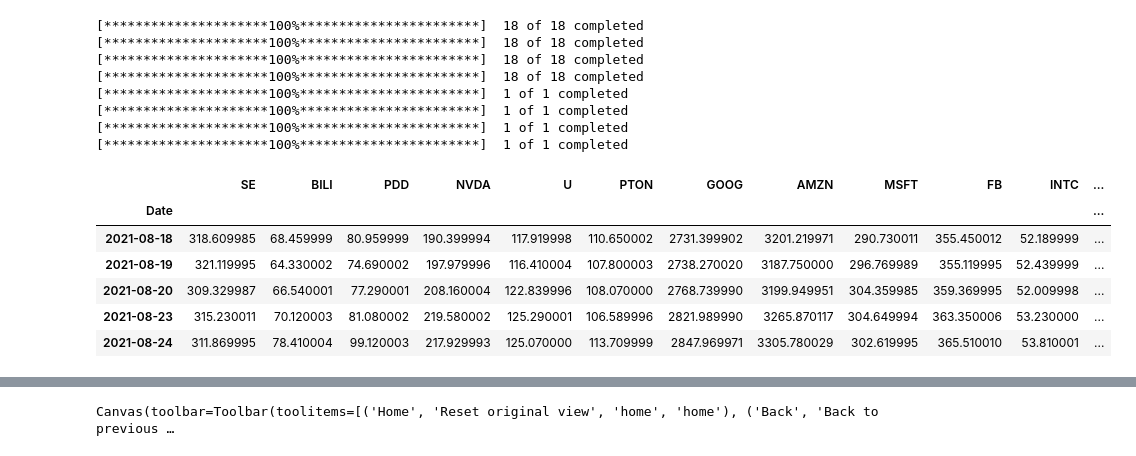
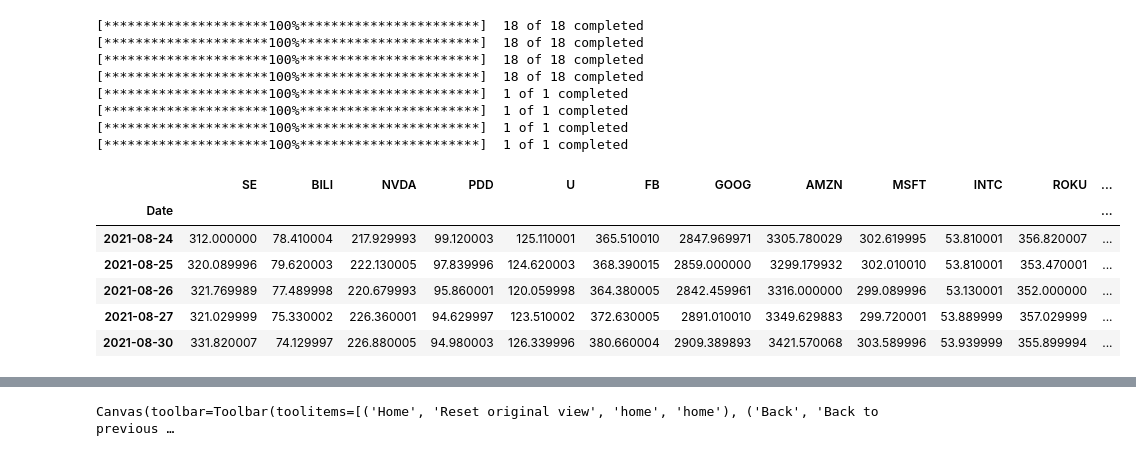
Before and after one commit to charlesyew/portfolio-analysis, a Jupyter notebook: mpt.ipynb, the cells around one changed output, grey strips where cells are left out. Drawn from its saved outputs; the diff is of its cells as text; code cells hidden in the pictures.

```diff
--- a/mpt.ipynb
+++ b/mpt.ipynb
@@ -85,38 +84,38 @@ bench_close_3y = pd.DataFrame(data = bench_3y['Adj Close'], columns = ['Adj Clos
 bench_close_5y = pd.DataFrame(data = bench_5y['Adj Close'], columns = ['Adj Close'])
 bench_close_10y = pd.DataFrame(data = bench_10y['Adj Close'], columns = ['Adj Close'])
 
 # adding column name to benchmark table
 bench_close_1y = bench_close_1y.rename(columns = {'Adj Close':'S&P500'})
 bench_close_3y = bench_close_3y.rename(columns = {'Adj Close':'S&P500'})
 bench_close_5y = bench_close_5y.rename(columns = {'Adj Close':'S&P500'})
 bench_close_10y = bench_close_10y.rename(columns = {'Adj Close':'S&P500'})
 
 # reordering column names in portfolio
-s_order = ['SE', 'BILI', 'PDD', 'NVDA', 'U', 'PTON', 'GOOG', 'AMZN', 'MSFT', 'FB', 'INTC', 'ROKU', 'RBLX',  'BLK', 'BRK-B', 'ADSK', 'DKNG', 'CLPT']
+s_order = ['SE', 'BILI', 'NVDA', 'PDD', 'U', 'FB', 'GOOG', 'AMZN', 'MSFT', 'INTC', 'ROKU', 'PTON', 'RBLX',  'BLK', 'BRK-B', 'ADSK', 'DKNG', 'CLPT']
 df_close_1y = df_close_1y[s_order]
 df_close_3y = df_close_3y[s_order]
 df_close_5y = df_close_5y[s_order]
 df_close_10y = df_close_10y[s_order]
 
 # appending benchmark prices to portfolio dataframe
 df_close_1y = pd.concat([df_close_1y,bench_close_1y], axis = 1)
 df_close_3y = pd.concat([df_close_3y,bench_close_3y], axis = 1)
 df_close_5y = pd.concat([df_close_5y,bench_close_5y], axis = 1)
 df_close_10y = pd.concat([df_close_10y,bench_close_10y], axis = 1)
 
 # drop row if all values are NaN
 df_close_1y.dropna(axis = 0, how = 'all', inplace = True)
 df_close_3y.dropna(axis = 0, how = 'all', inplace = True)
 df_close_5y.dropna(axis = 0, how = 'all', inplace = True)
 df_close_10y.dropna(axis = 0, how = 'all', inplace = True)
 
 # check the last 5 trading days
 df_close_1y.tail(5)
 # %% [output]
-|  | SE | BILI | PDD | NVDA | U | PTON | GOOG | AMZN | MSFT | FB | INTC | ... |
+|  | SE | BILI | NVDA | PDD | U | FB | GOOG | AMZN | MSFT | INTC | ROKU | ... |
 | Date |  |  |  |  |  |  |  |  |  |  |  | ... |
-| 2021-08-18 | 318.609985 | 68.459999 | 80.959999 | 190.399994 | 117.919998 | 110.650002 | 2731.399902 | 3201.219971 | 290.730011 | 355.450012 | 52.189999 | ... |
-| 2021-08-19 | 321.119995 | 64.330002 | 74.690002 | 197.979996 | 116.410004 | 107.800003 | 2738.270020 | 3187.750000 | 296.769989 | 355.119995 | 52.439999 | ... |
-| 2021-08-20 | 309.329987 | 66.540001 | 77.290001 | 208.160004 | 122.839996 | 108.070000 | 2768.739990 | 3199.949951 | 304.359985 | 359.369995 | 52.009998 | ... |
-| 2021-08-23 | 315.230011 | 70.120003 | 81.080002 | 219.580002 | 125.290001 | 106.589996 | 2821.989990 | 3265.870117 | 304.649994 | 363.350006 | 53.230000 | ... |
-| 2021-08-24 | 311.869995 | 78.410004 | 99.120003 | 217.929993 | 125.070000 | 113.709999 | 2847.969971 | 3305.780029 | 302.619995 | 365.510010 | 53.810001 | ... |
+| 2021-08-24 | 312.000000 | 78.410004 | 217.929993 | 99.120003 | 125.110001 | 365.510010 | 2847.969971 | 3305.780029 | 302.619995 | 53.810001 | 356.820007 | ... |
+| 2021-08-25 | 320.089996 | 79.620003 | 222.130005 | 97.839996 | 124.620003 | 368.390015 | 2859.000000 | 3299.179932 | 302.010010 | 53.810001 | 353.470001 | ... |
+| 2021-08-26 | 321.769989 | 77.489998 | 220.679993 | 95.860001 | 120.059998 | 364.380005 | 2842.459961 | 3316.000000 | 299.089996 | 53.130001 | 352.000000 | ... |
+| 2021-08-27 | 321.029999 | 75.330002 | 226.360001 | 94.629997 | 123.510002 | 372.630005 | 2891.010010 | 3349.629883 | 299.720001 | 53.889999 | 357.029999 | ... |
+| 2021-08-30 | 331.820007 | 74.129997 | 226.880005 | 94.980003 | 126.339996 | 380.660004 | 2909.389893 | 3421.570068 | 303.589996 | 53.939999 | 355.899994 | ... |
```
Also changed, not shown: parts of 31 cells of this notebook.
